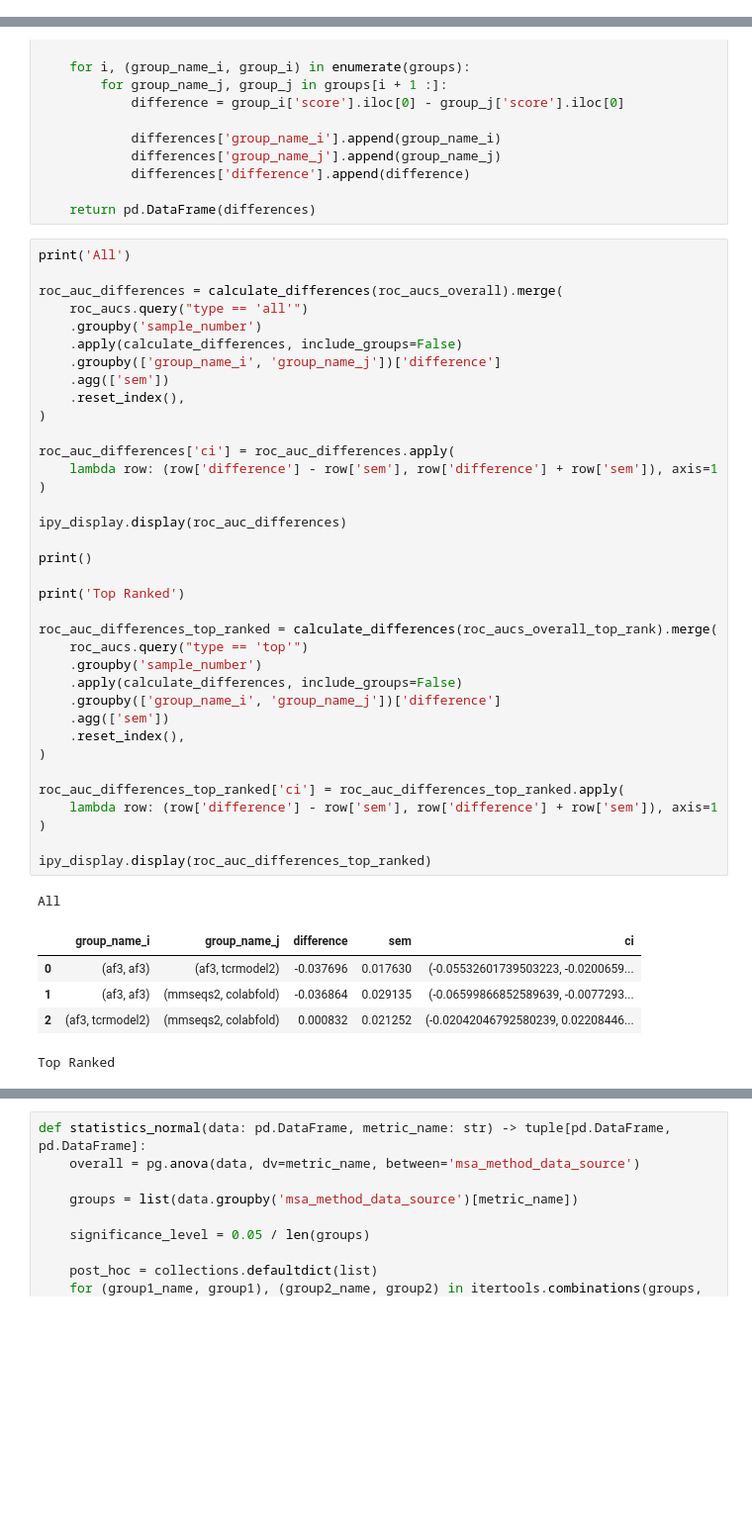
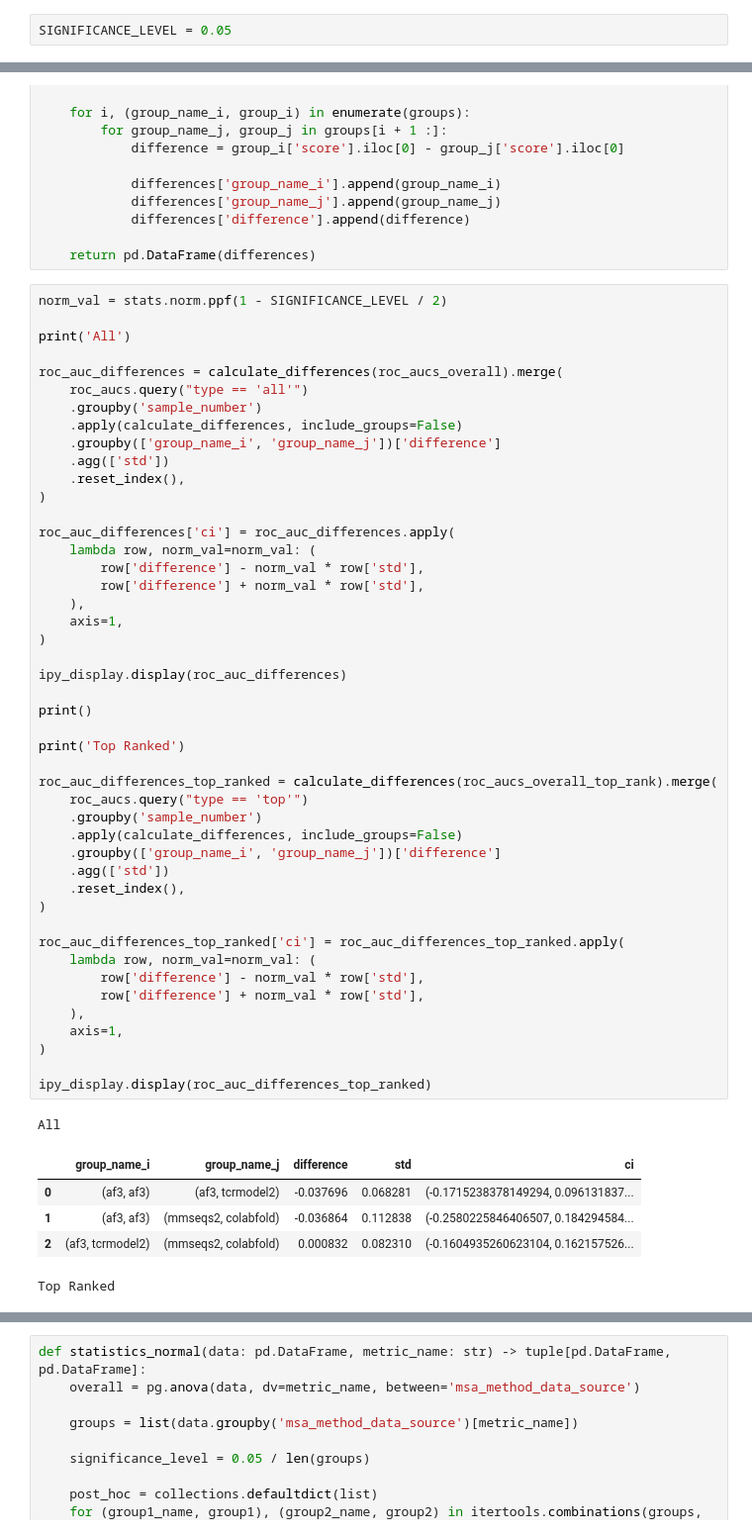
Before and after one commit to benjiemc/tcr-pmhc-predicted-structures, a Jupyter notebook: notebooks/compare_msa_generation.ipynb, the cells around one changed output, grey strips where cells are left out. Shown at 99% size. Cells and saved outputs as stored; diff of their text form; blank space fills up the shorter version.

```diff
--- a/notebooks/compare_msa_generation.ipynb
+++ b/notebooks/compare_msa_generation.ipynb
@@ -17,6 +17,8 @@ from matplotlib.axes import Axes
 from matplotlib.ticker import PercentFormatter
 from scipy import stats
 from sklearn.metrics import roc_auc_score
+# %%
+SIGNIFICANCE_LEVEL = 0.05
 # %%
 sequences = pd.read_csv('../data/interim/sequences_sample_50.csv')
 sequences['index'] = sequences['index'].apply(str)
@@ -350,45 +356,55 @@ def calculate_differences(sample_groups: pd.DataFrame) -> pd.DataFrame:
 
     return pd.DataFrame(differences)
 # %%
+norm_val = stats.norm.ppf(1 - SIGNIFICANCE_LEVEL / 2)
+
 print('All')
 
 roc_auc_differences = calculate_differences(roc_aucs_overall).merge(
     roc_aucs.query("type == 'all'")
     .groupby('sample_number')
     .apply(calculate_differences, include_groups=False)
     .groupby(['group_name_i', 'group_name_j'])['difference']
-    .agg(['sem'])
+    .agg(['std'])
     .reset_index(),
 )
 
 roc_auc_differences['ci'] = roc_auc_differences.apply(
-    lambda row: (row['difference'] - row['sem'], row['difference'] + row['sem']), axis=1
+    lambda row, norm_val=norm_val: (
+        row['difference'] - norm_val * row['std'],
+        row['difference'] + norm_val * row['std'],
+    ),
+    axis=1,
 )
 
 ipy_display.display(roc_auc_differences)
 
 print()
 
 print('Top Ranked')
 
 roc_auc_differences_top_ranked = calculate_differences(roc_aucs_overall_top_rank).merge(
     roc_aucs.query("type == 'top'")
     .groupby('sample_number')
     .apply(calculate_differences, include_groups=False)
     .groupby(['group_name_i', 'group_name_j'])['difference']
-    .agg(['sem'])
+    .agg(['std'])
     .reset_index(),
 )
 
 roc_auc_differences_top_ranked['ci'] = roc_auc_differences_top_ranked.apply(
-    lambda row: (row['difference'] - row['sem'], row['difference'] + row['sem']), axis=1
+    lambda row, norm_val=norm_val: (
+        row['difference'] - norm_val * row['std'],
+        row['difference'] + norm_val * row['std'],
+    ),
+    axis=1,
 )
 
 ipy_display.display(roc_auc_differences_top_ranked)
 # %% [output]
 All
-|  | group_name_i | group_name_j | difference | sem | ci |
-| 0 | (af3, af3) | (af3, tcrmodel2) | -0.037696 | 0.017630 | (-0.05532601739503223, -0.0200659... |
-| 1 | (af3, af3) | (mmseqs2, colabfold) | -0.036864 | 0.029135 | (-0.06599866852589639, -0.0077293... |
-| 2 | (af3, tcrmodel2) | (mmseqs2, colabfold) | 0.000832 | 0.021252 | (-0.02042046792580239, 0.02208446... |
+|  | group_name_i | group_name_j | difference | std | ci |
+| 0 | (af3, af3) | (af3, tcrmodel2) | -0.037696 | 0.068281 | (-0.1715238378149294, 0.096131837... |
+| 1 | (af3, af3) | (mmseqs2, colabfold) | -0.036864 | 0.112838 | (-0.2580225846406507, 0.184294584... |
+| 2 | (af3, tcrmodel2) | (mmseqs2, colabfold) | 0.000832 | 0.082310 | (-0.1604935260623104, 0.162157526... |
 Top Ranked
```
Also changed, not shown: parts of 2 cells of this notebook, 4 other files.
